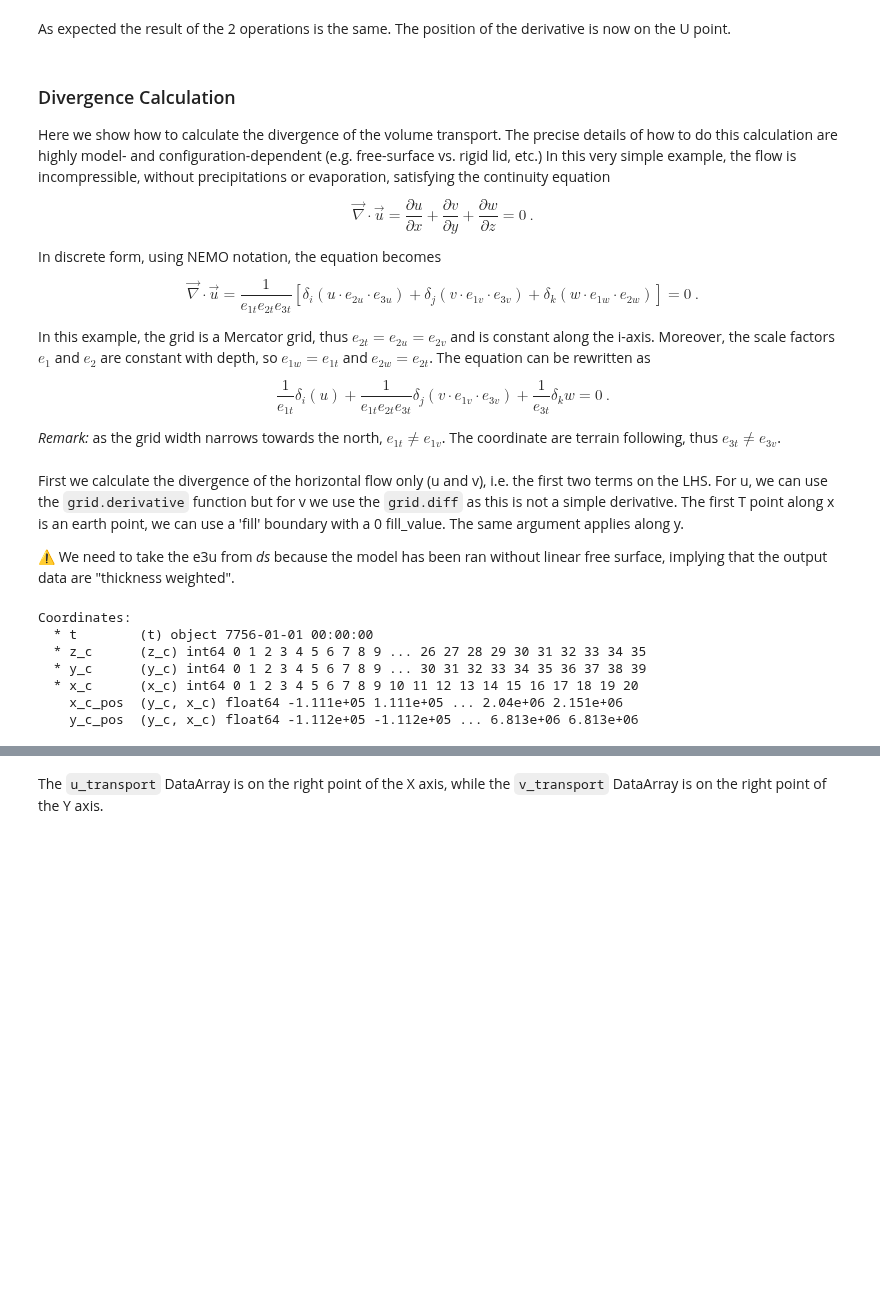
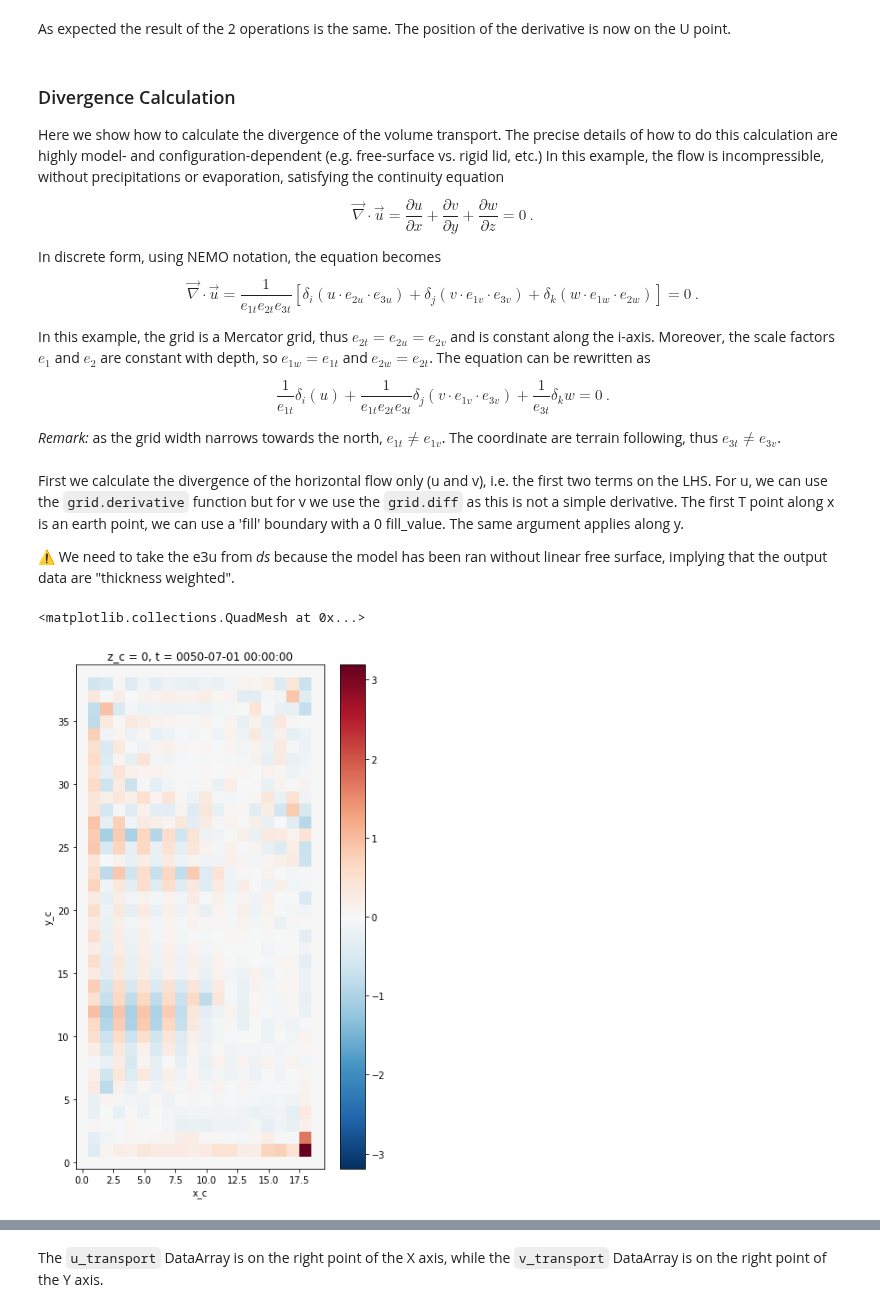
Before and after one commit to xgcm/xgcm, a Jupyter notebook: doc/example_nemo_idealized.ipynb, the cells around one changed output, grey strips where cells are left out. Cells and saved outputs as stored; diff of their text form; code cells hidden in the pictures; blank space fills up the shorter version.

```diff
--- a/doc/example_nemo_idealized.ipynb
+++ b/doc/example_nemo_idealized.ipynb
@@ -133,7 +142,7 @@ The position of the derivative is now on the U point.
 
 Here we show how to calculate the divergence of the volume transport.
 The precise details of how to do this calculation are highly model- and configuration-dependent (e.g. free-surface vs. rigid lid, etc.)
-In this very simple example, the flow is incompressible, without precipitations
+In this example, the flow is incompressible, without precipitations
 or evaporation, satisfying the continuity equation
 
 $$ \vec{\nabla} \cdot \vec{u} =
@@ -168,21 +177,17 @@ The first T point along x is an earth point, we can use a 'fill' boundary with a
 bd = 'fill'
 fv = 0
 
-# todo remove next line
-ds['vo'][0,:,0] = 0
-# todo remove next line
-ds['uo'][0,:,0] = 0
-# todo remove next line
-ds['woce'][0,:,0] = 0
-
 div_uv = grid.derivative(ds.uo, 'X', boundary=bd, fill_value=fv) \
     + grid.diff(ds.vo * domcfg.e1v * ds.e3v, 'Y', boundary=bd, fill_value=fv) / (domcfg.e1t * domcfg.e2t * ds.e3t)
-print(div_uv.coords)
+div_uvw = grid.derivative(ds.uo, 'X', boundary=bd, fill_value=fv) \
+    + grid.diff(ds.vo * domcfg.e1v * ds.e3v, 'Y', boundary=bd, fill_value=fv) / (domcfg.e1t * domcfg.e2t * ds.e3t) \
+    + grid.diff(ds.woce, 'Z', boundary=bd, fill_value=fv) / ds.e3t
-# %% [output]
-Coordinates:
-  * t        (t) object 7756-01-01 00:00:00
-  * z_c      (z_c) int64 0 1 2 3 4 5 6 7 8 9 ... 26 27 28 29 30 31 32 33 34 35
-  * y_c      (y_c) int64 0 1 2 3 4 5 6 7 8 9 ... 30 31 32 33 34 35 36 37 38 39
-  * x_c      (x_c) int64 0 1 2 3 4 5 6 7 8 9 10 11 12 13 14 15 16 17 18 19 20
-    x_c_pos  (y_c, x_c) float64 -1.111e+05 1.111e+05 ... 2.04e+06 2.151e+06
-    y_c_pos  (y_c, x_c) float64 -1.112e+05 -1.112e+05 ... 6.813e+06 6.813e+06
+# %%
+div_uvw = 1/(domcfg.e1t*domcfg.e2t*domcfg.e3t_0) * \
+    (grid.diff(ds.uo*domcfg.e2u*ds.e3u, 'X', boundary=bd, fill_value=fv) \
+     + grid.diff(ds.vo * domcfg.e1v * domcfg.e3v_0, 'Y', boundary=bd, fill_value=fv) \
+     + grid.diff(ds.woce*domcfg.e1t*domcfg.e2t, 'Z', boundary=bd, fill_value=fv))
+(1e6*div_uvw[:,:,0,0]).plot()
+# %% [output]
+<matplotlib.collections.QuadMesh at 0x...>
+[figure, added]
```
Also changed, not shown: parts of 15 cells of this notebook.
